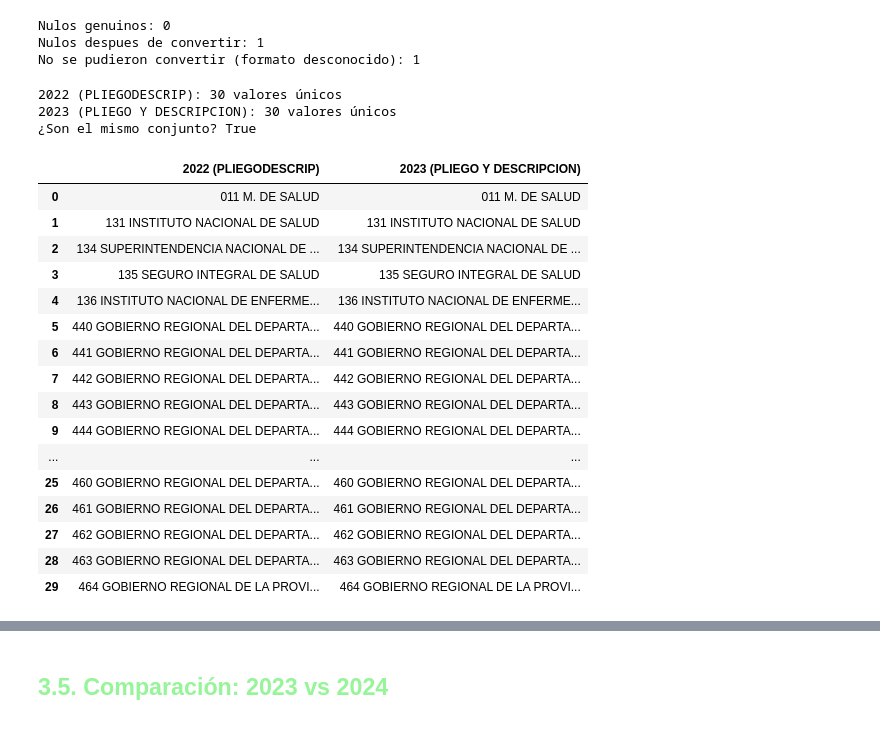
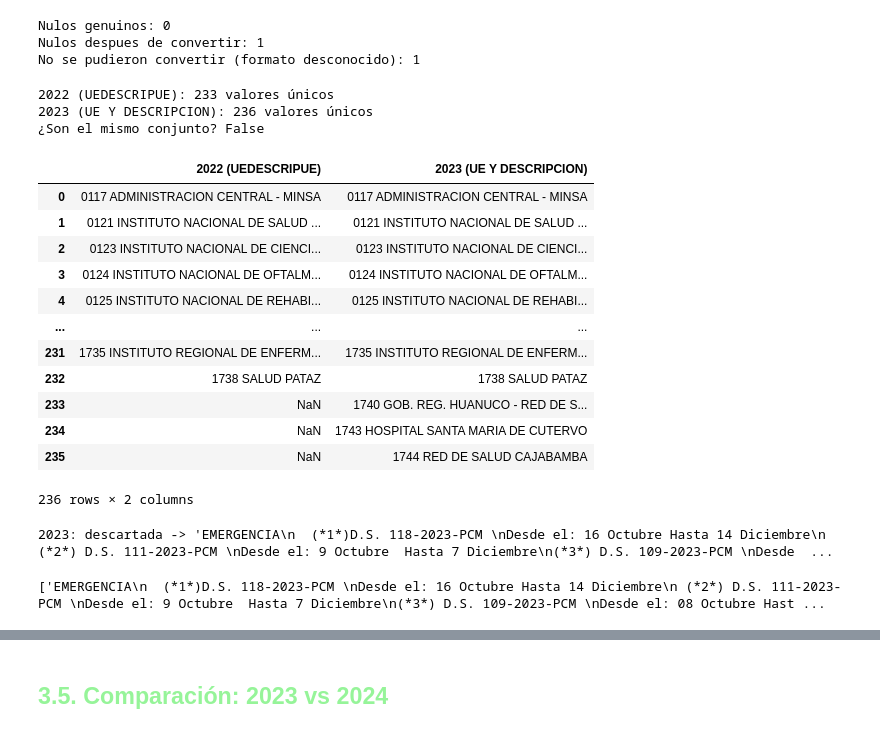
Before and after one commit to nadia0207/minsa-rrhh-analytics, a Jupyter notebook: notebooks/01_comparacion_columnas.ipynb, the cells around one changed output, grey strips where cells are left out. Drawn from its saved outputs; the diff is of its cells as text; code cells hidden in the pictures.

```diff
--- a/notebooks/01_comparacion_columnas.ipynb
+++ b/notebooks/01_comparacion_columnas.ipynb
@@ -1371,29 +1371,25 @@ Nulos despues de convertir: 1
 No se pudieron convertir (formato desconocido): 1
 # %%
 # 3. Analizando el contenido de las columnas
-df_analisis_2023 = comparar_valores(df_2022, 'PLIEGODESCRIP', '2022', df_2023, 'PLIEGO Y DESCRIPCION', '2023')
+df_analisis_2023 = comparar_valores(df_2022, 'UEDESCRIPUE', '2022', df_2023, 'UE Y DESCRIPCION', '2023')
 df_analisis_2023
 # %% [output]
-2022 (PLIEGODESCRIP): 30 valores únicos
-2023 (PLIEGO Y DESCRIPCION): 30 valores únicos
-¿Son el mismo conjunto? True
+2022 (UEDESCRIPUE): 233 valores únicos
+2023 (UE Y DESCRIPCION): 236 valores únicos
+¿Son el mismo conjunto? False
-|  | 2022 (PLIEGODESCRIP) | 2023 (PLIEGO Y DESCRIPCION) |
-| 0 | 011 M. DE SALUD | 011 M. DE SALUD |
-| 1 | 131 INSTITUTO NACIONAL DE SALUD | 131 INSTITUTO NACIONAL DE SALUD |
-| 2 | 134 SUPERINTENDENCIA NACIONAL DE ... | 134 SUPERINTENDENCIA NACIONAL DE ... |
-| 3 | 135 SEGURO INTEGRAL DE SALUD | 135 SEGURO INTEGRAL DE SALUD |
-| 4 | 136 INSTITUTO NACIONAL DE ENFERME... | 136 INSTITUTO NACIONAL DE ENFERME... |
-| 5 | 440 GOBIERNO REGIONAL DEL DEPARTA... | 440 GOBIERNO REGIONAL DEL DEPARTA... |
-| 6 | 441 GOBIERNO REGIONAL DEL DEPARTA... | 441 GOBIERNO REGIONAL DEL DEPARTA... |
-| 7 | 442 GOBIERNO REGIONAL DEL DEPARTA... | 442 GOBIERNO REGIONAL DEL DEPARTA... |
-| 8 | 443 GOBIERNO REGIONAL DEL DEPARTA... | 443 GOBIERNO REGIONAL DEL DEPARTA... |
-| 9 | 444 GOBIERNO REGIONAL DEL DEPARTA... | 444 GOBIERNO REGIONAL DEL DEPARTA... |
+|  | 2022 (UEDESCRIPUE) | 2023 (UE Y DESCRIPCION) |
+| 0 | 0117 ADMINISTRACION CENTRAL - MINSA | 0117 ADMINISTRACION CENTRAL - MINSA |
+| 1 | 0121 INSTITUTO NACIONAL DE SALUD ... | 0121 INSTITUTO NACIONAL DE SALUD ... |
+| 2 | 0123 INSTITUTO NACIONAL DE CIENCI... | 0123 INSTITUTO NACIONAL DE CIENCI... |
+| 3 | 0124 INSTITUTO NACIONAL DE OFTALM... | 0124 INSTITUTO NACIONAL DE OFTALM... |
+| 4 | 0125 INSTITUTO NACIONAL DE REHABI... | 0125 INSTITUTO NACIONAL DE REHABI... |
 | ... | ... | ... |
-| 25 | 460 GOBIERNO REGIONAL DEL DEPARTA... | 460 GOBIERNO REGIONAL DEL DEPARTA... |
-| 26 | 461 GOBIERNO REGIONAL DEL DEPARTA... | 461 GOBIERNO REGIONAL DEL DEPARTA... |
-| 27 | 462 GOBIERNO REGIONAL DEL DEPARTA... | 462 GOBIERNO REGIONAL DEL DEPARTA... |
-| 28 | 463 GOBIERNO REGIONAL DEL DEPARTA... | 463 GOBIERNO REGIONAL DEL DEPARTA... |
-| 29 | 464 GOBIERNO REGIONAL DE LA PROVI... | 464 GOBIERNO REGIONAL DE LA PROVI... |
+| 231 | 1735 INSTITUTO REGIONAL DE ENFERM... | 1735 INSTITUTO REGIONAL DE ENFERM... |
+| 232 | 1738 SALUD PATAZ | 1738 SALUD PATAZ |
+| 233 | NaN | 1740 GOB. REG. HUANUCO - RED DE S... |
+| 234 | NaN | 1743 HOSPITAL SANTA MARIA DE CUTERVO |
+| 235 | NaN | 1744 RED DE SALUD CAJABAMBA |
+236 rows × 2 columns
 # %%
 # 4. Inicializar los diccionarios para el año 2022
 
@@ -1439,7 +1431,10 @@ columnas_descartadas[2023] = {
 # %%
 # =============== Descartando columnas con prefijos 'EMERGENCIA' ==============
 # =======================================================================
-descartar_por_prefijo(2022,'EMERGENCIA', 'Campo no necesario porque cada 3 meses se actualiza y no está actualizado',columnas_2022)
+descartar_por_prefijo(2023,'EMERGENCIA', 'Campo no necesario porque cada 3 meses se actualiza y no está actualizado',columnas_2023)
+# %% [output]
+2023: descartada -> 'EMERGENCIA\n  (*1*)D.S. 118-2023-PCM \nDesde el: 16 Octubre Hasta 14 Diciembre\n (*2*) D.S. 111-2023-PCM \nDesde el: 9 Octubre  Hasta 7 Diciembre\n(*3*) D.S. 109-2023-PCM \nDesde  ...
+['EMERGENCIA\n  (*1*)D.S. 118-2023-PCM \nDesde el: 16 Octubre Hasta 14 Diciembre\n (*2*) D.S. 111-2023-PCM \nDesde el: 9 Octubre  Hasta 7 Diciembre\n(*3*) D.S. 109-2023-PCM \nDesde el: 08 Octubre Hast ...
 # %%
 # =============== Verificando columnas que de se mantienen ==============
 # =======================================================================
```
Also changed, not shown: parts of 4 cells of this notebook, 2 other files.
